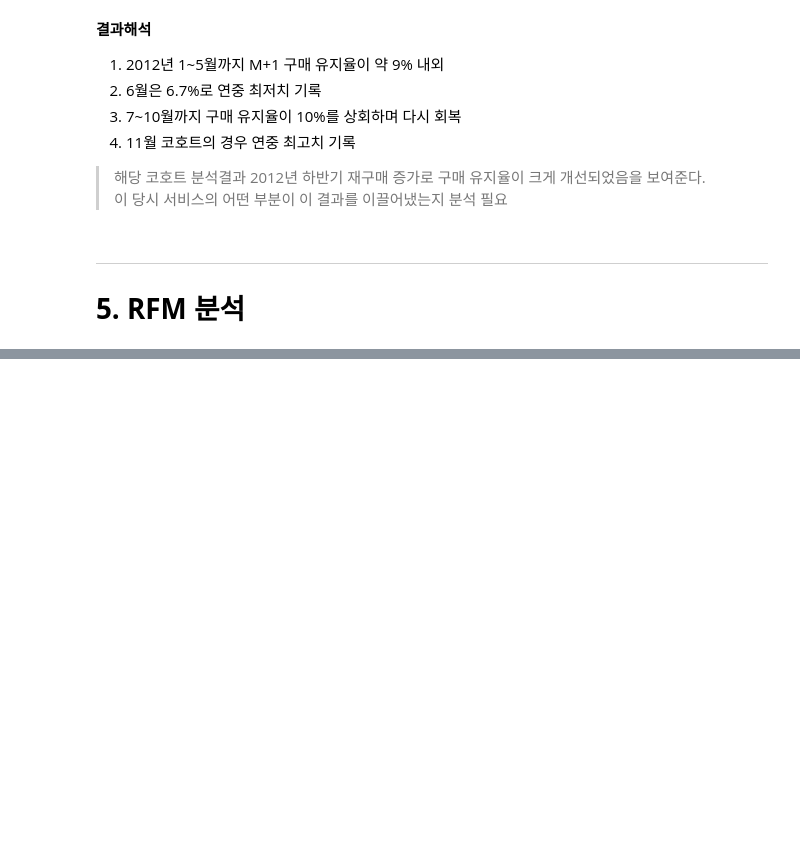
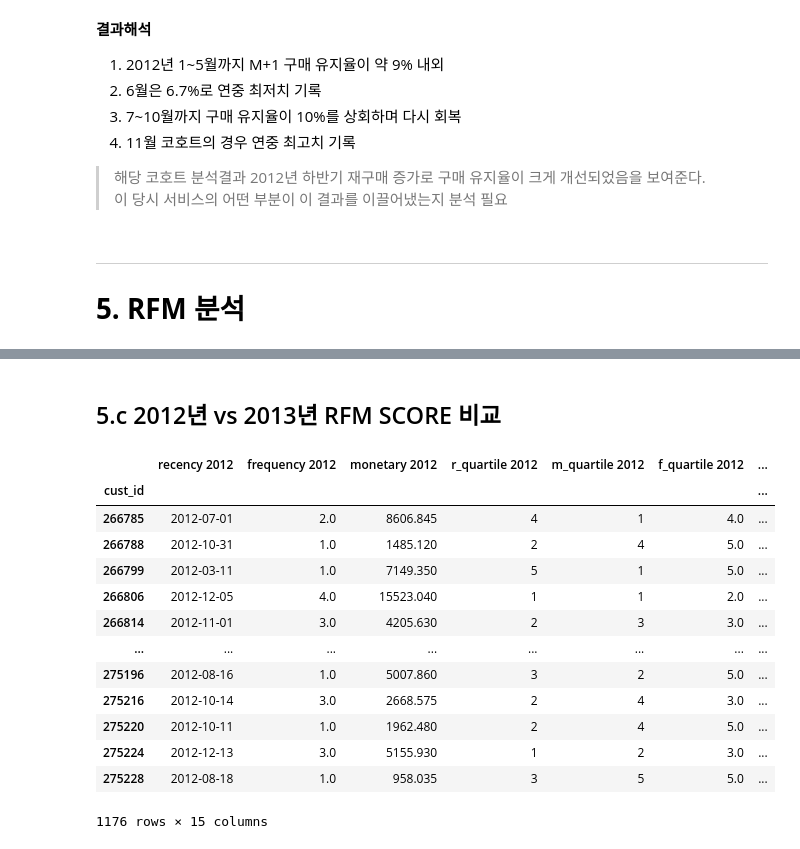
Before and after one commit to sunnyl94/Data-Analysis-Folder, a Jupyter notebook: Retail_Case_Study.ipynb, the cells around one changed output, grey strips where cells are left out. Drawn from its saved outputs; the diff is of its cells as text; code cells hidden in the pictures; blank space fills up the shorter version.

```diff
--- a/Retail_Case_Study.ipynb
+++ b/Retail_Case_Study.ipynb
@@ -1169,0 +1361,5 @@ plt.show()
+# %% [markdown]
+## 5.c 2012년 vs 2013년 RFM SCORE 비교
+# %%
+# 2012년 RFM 데이터 가져오기
+rfm_2012 = rfm_df.copy()
@@ -1169,0 +1455,23 @@ plt.show()
+# %%
+# 2012년 RFM 데이터와 2013년 RFM SCORE를 통합
+merged_rmf = pd.merge(rfm_2012, rfm_2013, on='cust_id', how='outer', suffixes=(' 2012', ' 2013'))
+
+# 2012년 RMF과 2013년 RMF의 차이 계산
+merged_rmf['changes'] = merged_rmf['RFM SCORE 2012'] - merged_rmf['RFM SCORE 2013']
+# %%
+merged_rmf[merged_rmf['changes'] < 0]
+# %% [output]
+|  | recency 2012 | frequency 2012 | monetary 2012 | r_quartile 2012 | m_quartile 2012 | f_quartile 2012 | ... |
+| cust_id |  |  |  |  |  |  | ... |
+| 266785 | 2012-07-01 | 2.0 | 8606.845 | 4 | 1 | 4.0 | ... |
+| 266788 | 2012-10-31 | 1.0 | 1485.120 | 2 | 4 | 5.0 | ... |
+| 266799 | 2012-03-11 | 1.0 | 7149.350 | 5 | 1 | 5.0 | ... |
+| 266806 | 2012-12-05 | 4.0 | 15523.040 | 1 | 1 | 2.0 | ... |
+| 266814 | 2012-11-01 | 3.0 | 4205.630 | 2 | 3 | 3.0 | ... |
+| ... | ... | ... | ... | ... | ... | ... | ... |
+| 275196 | 2012-08-16 | 1.0 | 5007.860 | 3 | 2 | 5.0 | ... |
+| 275216 | 2012-10-14 | 3.0 | 2668.575 | 2 | 4 | 3.0 | ... |
+| 275220 | 2012-10-11 | 1.0 | 1962.480 | 2 | 4 | 5.0 | ... |
+| 275224 | 2012-12-13 | 3.0 | 5155.930 | 1 | 2 | 3.0 | ... |
+| 275228 | 2012-08-18 | 1.0 | 958.035 | 3 | 5 | 5.0 | ... |
+1176 rows × 15 columns
```
Also changed, not shown: parts of 15 cells of this notebook.
